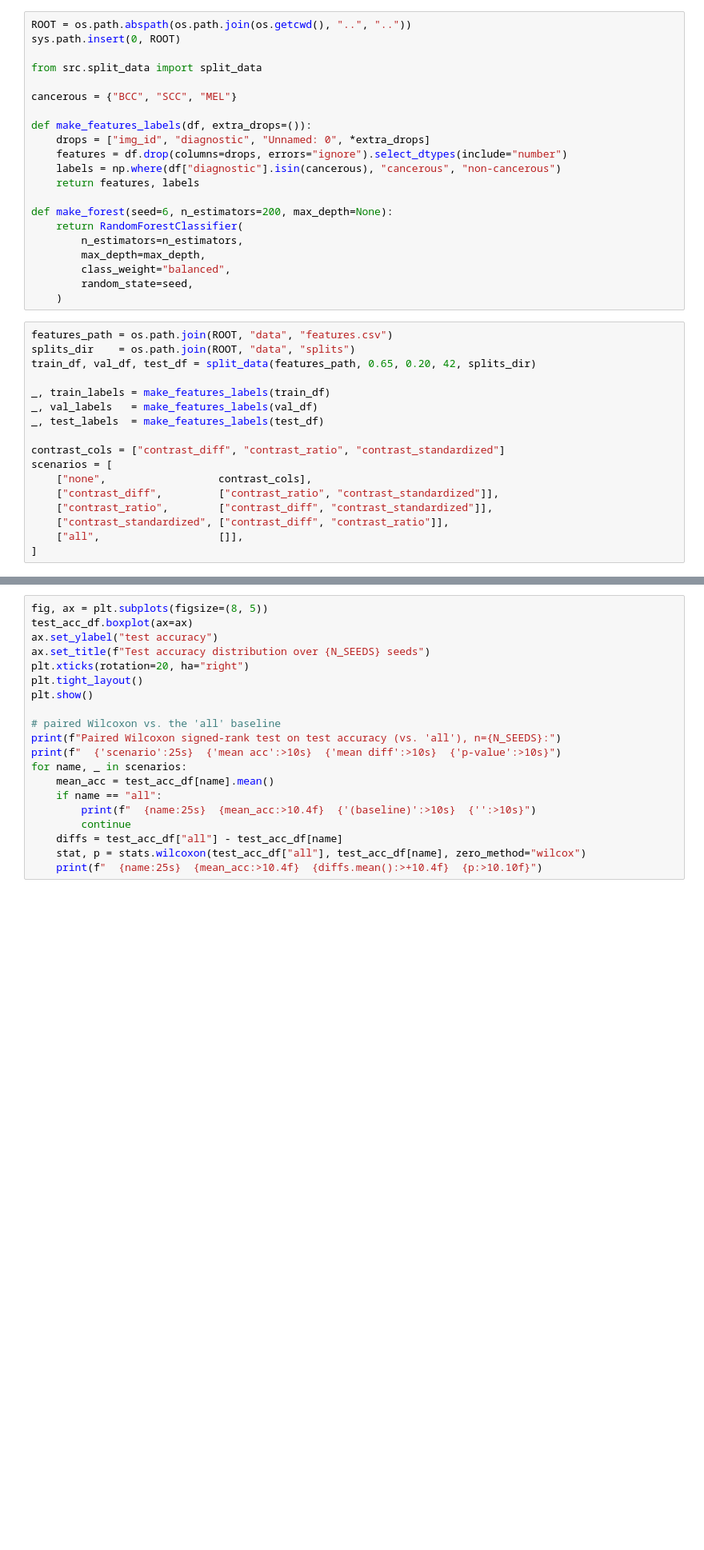
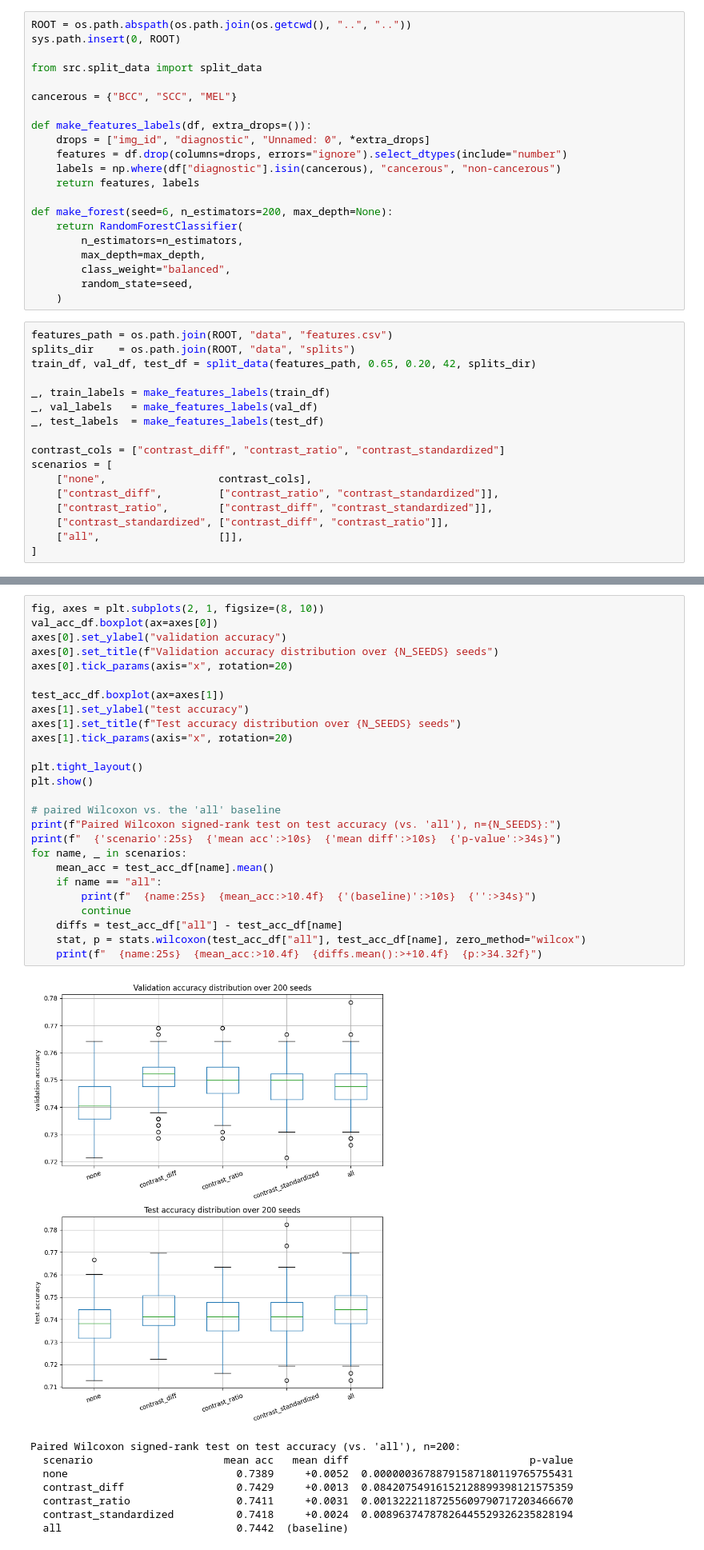
Before and after one commit to Dan-PythonMaster/2026-PDS-Quokka, a Jupyter notebook: src/notebooks/contrast_feature_test.ipynb, the cells around one changed output, grey strips where cells are left out. Shown at 80% size. Saved outputs shown, nothing was run; the diff lists cells and outputs as text; blank space fills up the shorter version.

```diff
--- a/src/notebooks/contrast_feature_test.ipynb
+++ b/src/notebooks/contrast_feature_test.ipynb
@@ -107,20 +135,35 @@ plt.show()
 # %%
-fig, ax = plt.subplots(figsize=(8, 5))
-test_acc_df.boxplot(ax=ax)
-ax.set_ylabel("test accuracy")
-ax.set_title(f"Test accuracy distribution over {N_SEEDS} seeds")
-plt.xticks(rotation=20, ha="right")
+fig, axes = plt.subplots(2, 1, figsize=(8, 10))
+val_acc_df.boxplot(ax=axes[0])
+axes[0].set_ylabel("validation accuracy")
+axes[0].set_title(f"Validation accuracy distribution over {N_SEEDS} seeds")
+axes[0].tick_params(axis="x", rotation=20)
+
+test_acc_df.boxplot(ax=axes[1])
+axes[1].set_ylabel("test accuracy")
+axes[1].set_title(f"Test accuracy distribution over {N_SEEDS} seeds")
+axes[1].tick_params(axis="x", rotation=20)
+
 plt.tight_layout()
 plt.show()
 
 # paired Wilcoxon vs. the 'all' baseline
 print(f"Paired Wilcoxon signed-rank test on test accuracy (vs. 'all'), n={N_SEEDS}:")
-print(f"  {'scenario':25s}  {'mean acc':>10s}  {'mean diff':>10s}  {'p-value':>10s}")
+print(f"  {'scenario':25s}  {'mean acc':>10s}  {'mean diff':>10s}  {'p-value':>34s}")
 for name, _ in scenarios:
     mean_acc = test_acc_df[name].mean()
     if name == "all":
-        print(f"  {name:25s}  {mean_acc:>10.4f}  {'(baseline)':>10s}  {'':>10s}")
+        print(f"  {name:25s}  {mean_acc:>10.4f}  {'(baseline)':>10s}  {'':>34s}")
         continue
     diffs = test_acc_df["all"] - test_acc_df[name]
     stat, p = stats.wilcoxon(test_acc_df["all"], test_acc_df[name], zero_method="wilcox")
-    print(f"  {name:25s}  {mean_acc:>10.4f}  {diffs.mean():>+10.4f}  {p:>10.10f}")
+    print(f"  {name:25s}  {mean_acc:>10.4f}  {diffs.mean():>+10.4f}  {p:>34.32f}")
+# %% [output]
+[figure, added]
+Paired Wilcoxon signed-rank test on test accuracy (vs. 'all'), n=200:
+  scenario                     mean acc   mean diff                             p-value
+  none                           0.7389     +0.0052  0.00000036788791587180119765755431
+  contrast_diff                  0.7429     +0.0013  0.08420754916152128899398121575359
+  contrast_ratio                 0.7411     +0.0031  0.00132221187255609790717203466670
+  contrast_standardized          0.7418     +0.0024  0.00896374787826445529326235828194
+  all                            0.7442  (baseline)
```
Also changed, not shown: parts of 4 cells of this notebook, 5 other files.
